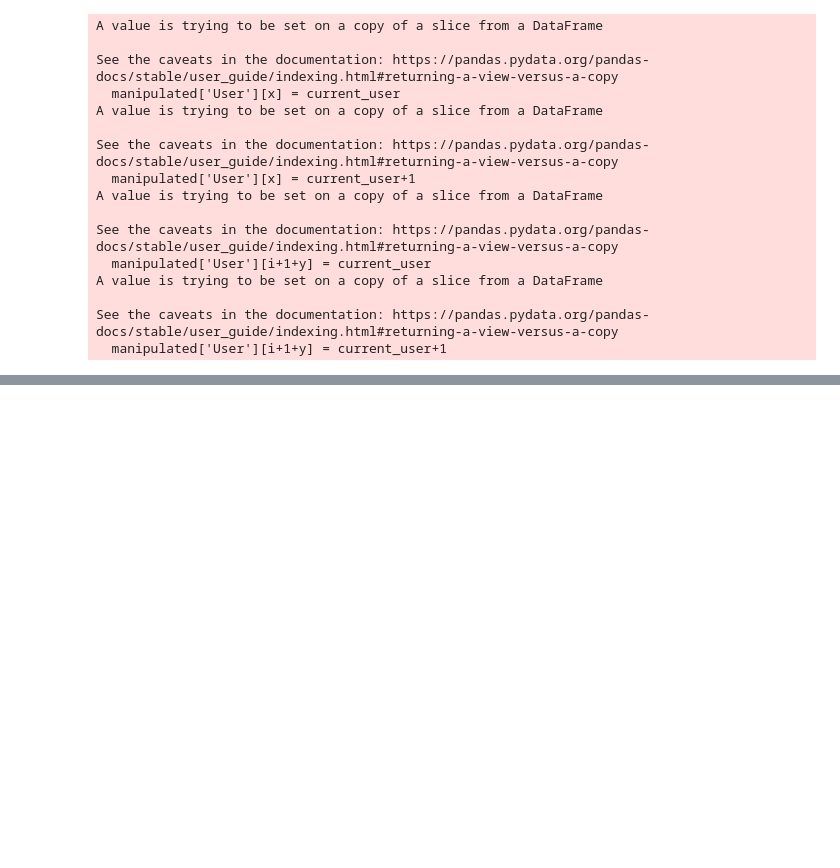
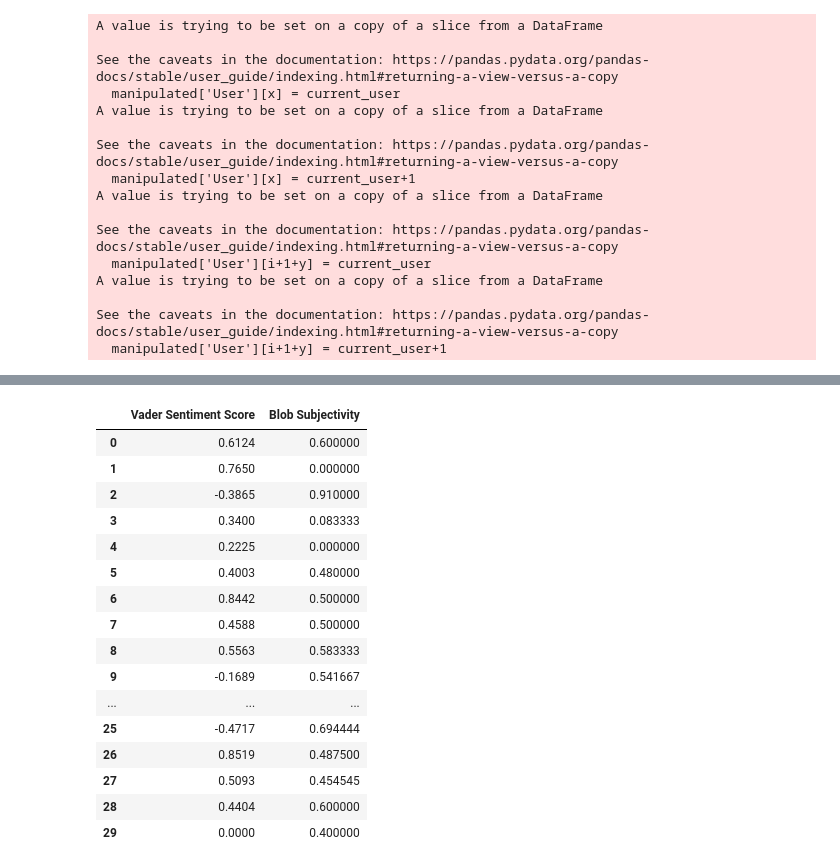
Before and after one commit to kcnair003/treehacks-karmalink, a Jupyter notebook: TopicalDataManipulation.ipynb, the cells around one changed output, grey strips where cells are left out. Drawn from its saved outputs; the diff is of its cells as text; code cells hidden in the pictures; blank space fills up the shorter version.

```diff
--- a/TopicalDataManipulation.ipynb
+++ b/TopicalDataManipulation.ipynb
@@ -140,0 +247,25 @@ nR = np.dot(nP, nQ.T)
+# %%
+factorization_data = [split1["Vader Sentiment Score"], split1["Blob Subjectivity"]]
+
+headers1 = ["Vader Sentiment Score", "Blob Subjectivity"]
+
+feature_target1 = pd.concat(factorization_data, axis=1, keys=headers1)
+feature_target1[0:30]
+# %% [output]
+|  | Vader Sentiment Score | Blob Subjectivity |
+| 0 | 0.6124 | 0.600000 |
+| 1 | 0.7650 | 0.000000 |
+| 2 | -0.3865 | 0.910000 |
+| 3 | 0.3400 | 0.083333 |
+| 4 | 0.2225 | 0.000000 |
+| 5 | 0.4003 | 0.480000 |
+| 6 | 0.8442 | 0.500000 |
+| 7 | 0.4588 | 0.500000 |
+| 8 | 0.5563 | 0.583333 |
+| 9 | -0.1689 | 0.541667 |
+| ... | ... | ... |
+| 25 | -0.4717 | 0.694444 |
+| 26 | 0.8519 | 0.487500 |
+| 27 | 0.5093 | 0.454545 |
+| 28 | 0.4404 | 0.600000 |
+| 29 | 0.0000 | 0.400000 |
```
Also changed, not shown: parts of 25 cells of this notebook.
